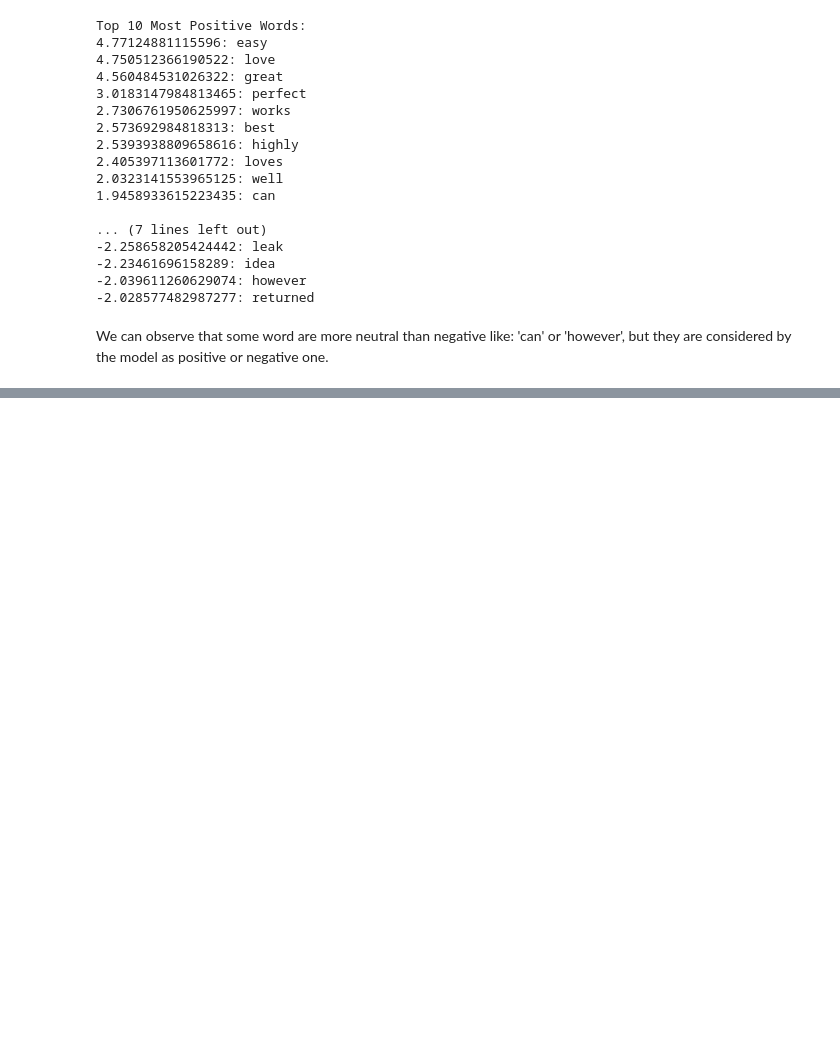
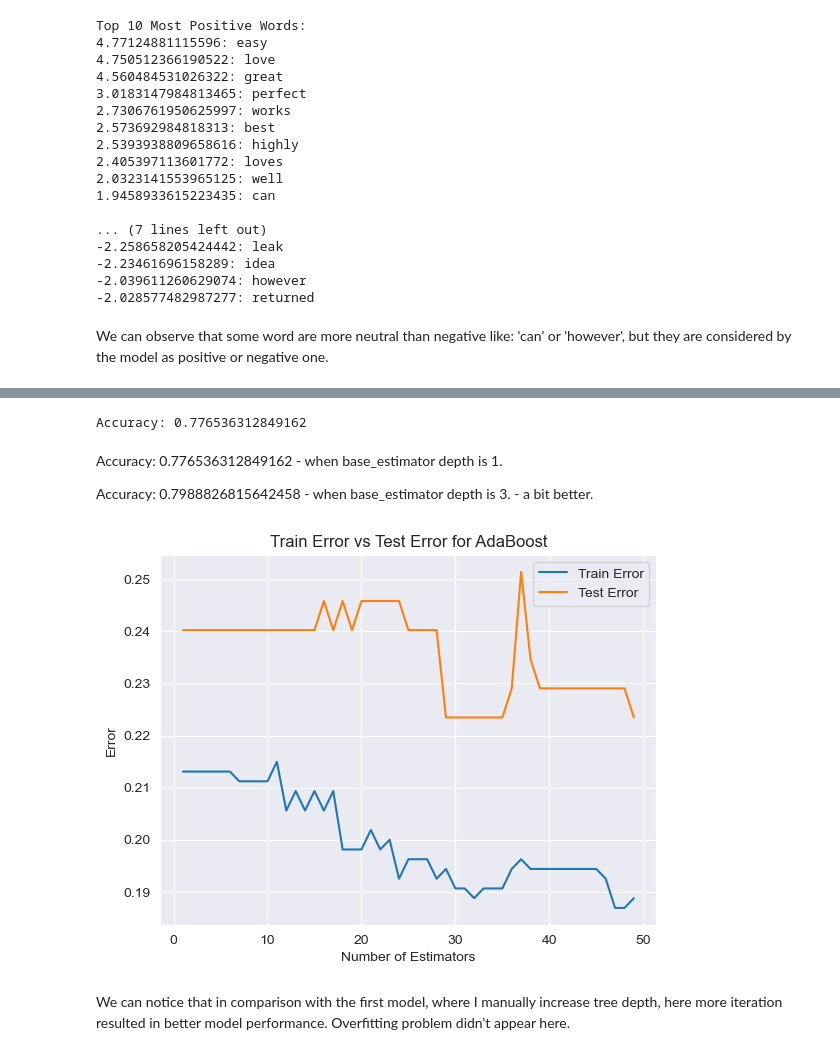
Before and after one commit to adamzulu123/Introduction-to-data-analysis, a Jupyter notebook: Notebook3/Advanced_notebook3.ipynb, the cells around one changed output, grey strips where cells are left out. Drawn from its saved outputs; the diff is of its cells as text; code cells hidden in the pictures; blank space fills up the shorter version.

```diff
--- a/Notebook3/Advanced_notebook3.ipynb
+++ b/Notebook3/Advanced_notebook3.ipynb
@@ -134,0 +352,47 @@ We can observe that some word are more neutral than negative like: 'can' or 'how
+# %%
+#adaboost formula
+from sklearn.ensemble import AdaBoostClassifier
+
+base_estimator = DecisionTreeClassifier(max_depth=1)
+#n_estimators is the number of weak classifiers.
+ada_clf = AdaBoostClassifier(base_estimator, n_estimators=50, algorithm='SAMME')
+ada_clf = ada_clf.fit(X_train, y_train)
+y_pred = ada_clf.predict(X_test)
+print("Accuracy:", accuracy_score(y_test, y_pred))
+# %% [output]
+Accuracy: 0.776536312849162
+# %% [markdown]
+Accuracy: 0.776536312849162 - when base_estimator depth is 1.
+
+Accuracy: 0.7988826815642458 - when base_estimator depth is 3. - a bit better.
+# %%
+ada_clf = AdaBoostClassifier(base_estimator, n_estimators=1, algorithm='SAMME')
+
+train_error_ada = []
+test_error_ada = []
+
+for i in range(1, 50):
+    ada_clf.set_params(n_estimators=i)
+    ada_clf.fit(X_train, y_train)
+
+    #error on training data
+    y_train_ada_pred = ada_clf.predict(X_train)
+    train_error = 1 - accuracy_score(y_train, y_train_ada_pred)
+    train_error_ada.append(train_error)
+
+    #error on testing data
+    y_test_ada_pred = ada_clf.predict(X_test)
+    test_error = 1 - accuracy_score(y_test, y_test_ada_pred)
+    test_error_ada.append(test_error)
+
+plt.plot(range(1, 50), train_error_ada, label='Train Error')
+plt.plot(range(1, 50), test_error_ada, label='Test Error')
+plt.xlabel('Number of Estimators')
+plt.ylabel('Error')
+plt.title('Train Error vs Test Error for AdaBoost')
+plt.legend()
+plt.show()
+# %% [output]
+[figure, added]
+# %% [markdown]
+We can notice that in comparison with the first model, where I manually increase tree depth, here more iteration resulted in better model performance. Overfitting problem didn't appear here.
```
Also changed, not shown: parts of 24 cells of this notebook, 3 other files.
